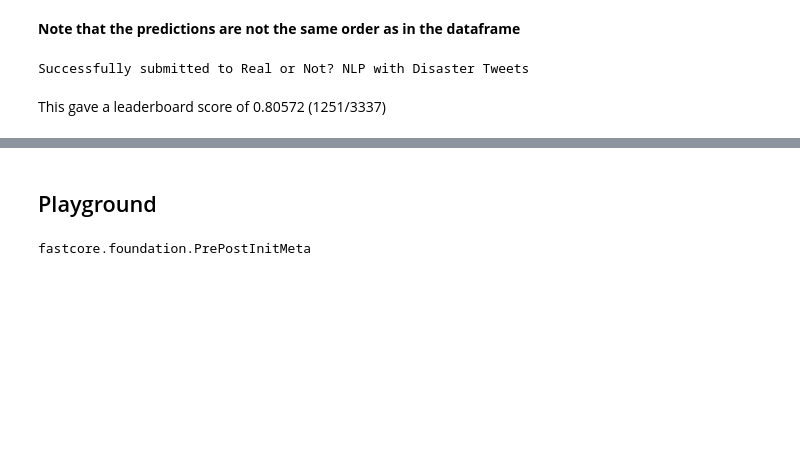
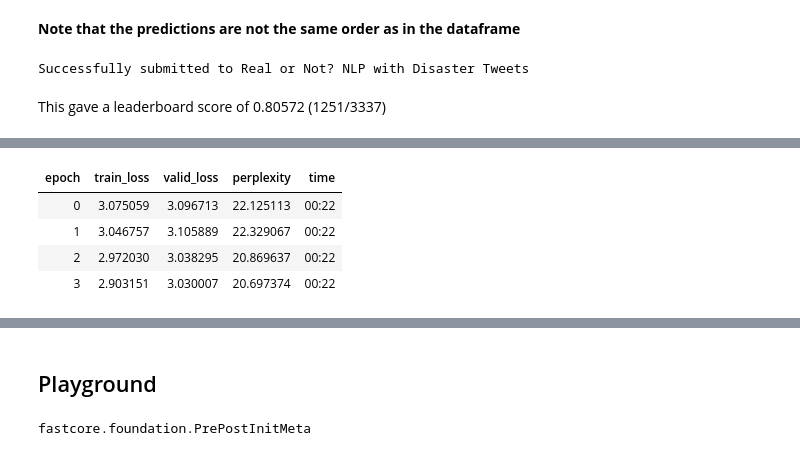
Before and after one commit to achinta/machine-learning, a Jupyter notebook: kaggle/nlp-getting-started/nlp-getting-started.ipynb, the cells around one changed output, grey strips where cells are left out. Drawn from its saved outputs; the diff is of its cells as text; code cells hidden in the pictures; blank space fills up the shorter version.

```diff
--- a/kaggle/nlp-getting-started/nlp-getting-started.ipynb
+++ b/kaggle/nlp-getting-started/nlp-getting-started.ipynb
@@ -188,0 +240,11 @@ This gave a leaderboard score of 0.80572 (1251/3337)
+# %%
+learn.load('lm_1')
+learn.unfreeze()
+learn.fit_one_cycle(4, 2e-3)
+learn.save('lm_2')
+# %% [output]
+| epoch | train_loss | valid_loss | perplexity | time |
+| 0 | 3.075059 | 3.096713 | 22.125113 | 00:22 |
+| 1 | 3.046757 | 3.105889 | 22.329067 | 00:22 |
+| 2 | 2.972030 | 3.038295 | 20.869637 | 00:22 |
+| 3 | 2.903151 | 3.030007 | 20.697374 | 00:22 |
```
Also changed, not shown: parts of 32 cells of this notebook.
